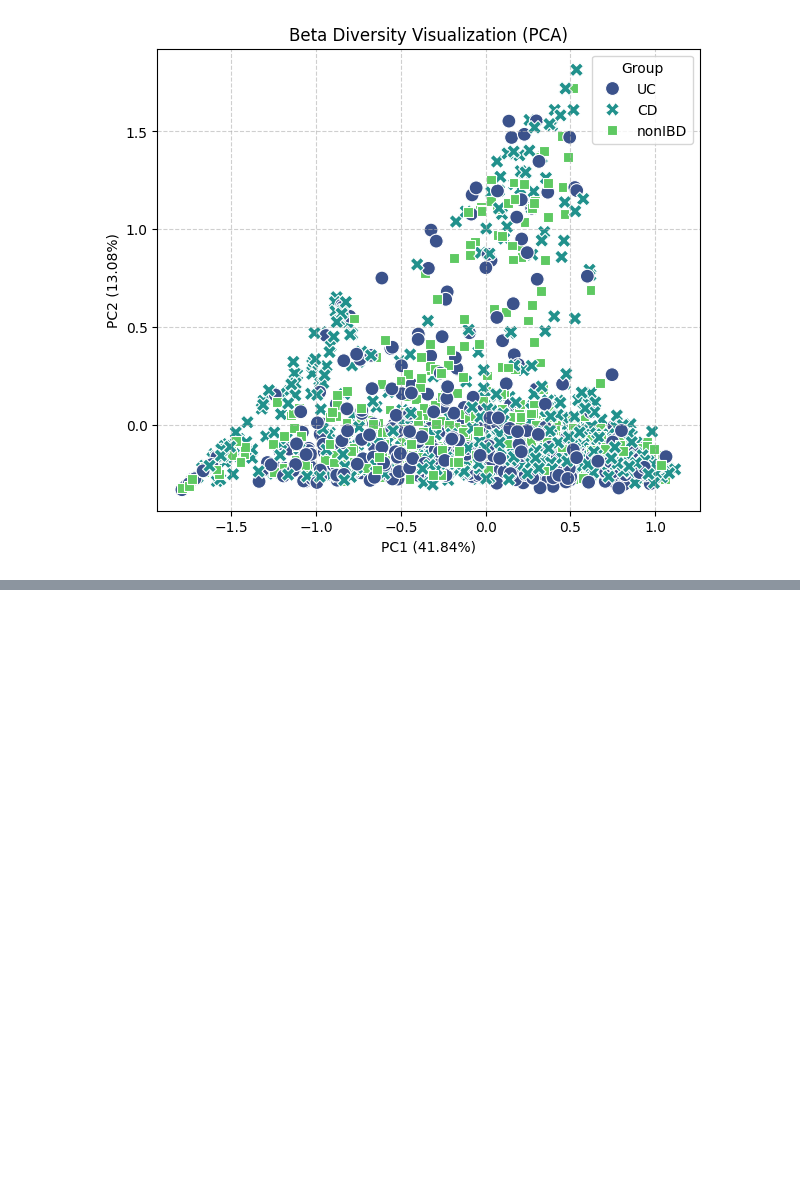
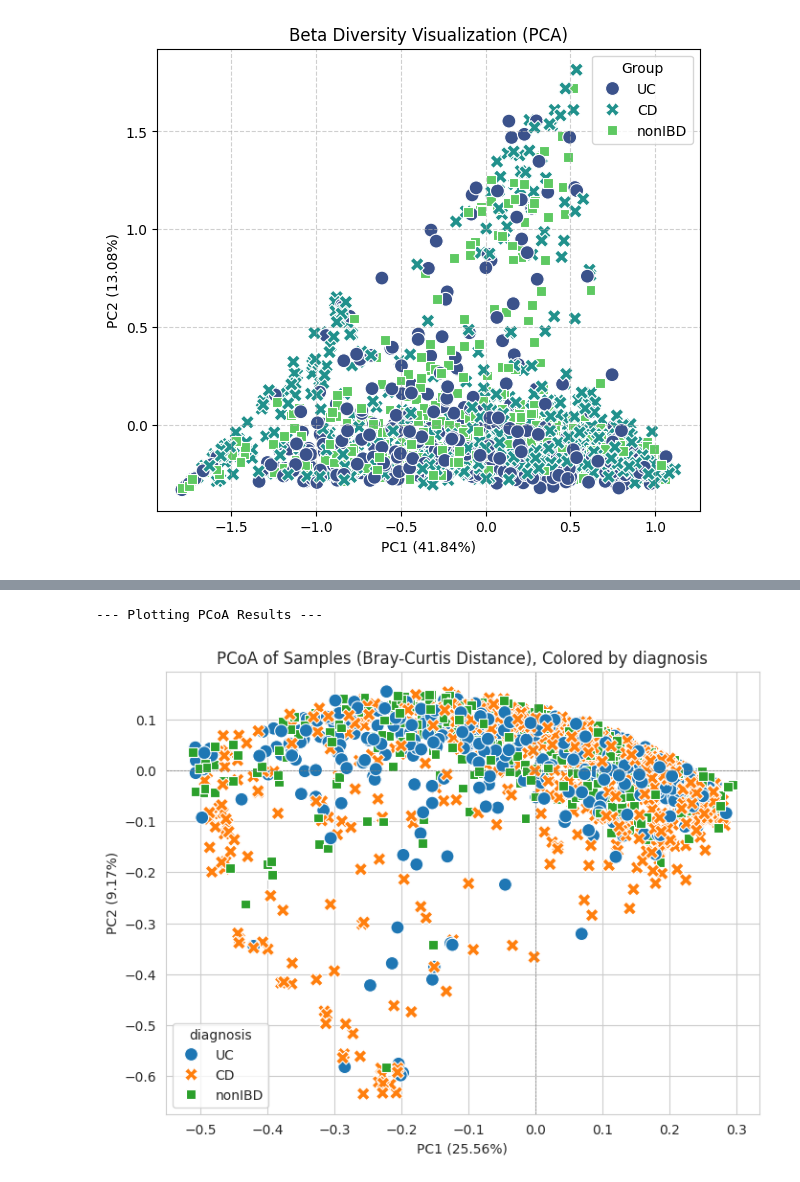
Before and after one commit to Multiomics-Analytics-Group/course_multi-omics_data_science, a Jupyter notebook: metagenomics/notebooks/metagenomics_analysis.ipynb, the cells around one changed output, grey strips where cells are left out. Cells and saved outputs as stored; diff of their text form; code cells hidden in the pictures; blank space fills up the shorter version.

Commit message:
Adding documentation to metagenomics analysis

```diff
--- a/metagenomics/notebooks/metagenomics_analysis.ipynb
+++ b/metagenomics/notebooks/metagenomics_analysis.ipynb
@@ -248,0 +390,32 @@ plt.show()
+# %%
+# Merge the PCoA coordinates with the sample metadata
+plot_data = pcoa_coords.join(groups)
+plot_column = 'diagnosis' # The metadata column to color the plot by
+
+# Plotting with Matplotlib/Seaborn
+print("--- Plotting PCoA Results ---")
+
+plt.figure(figsize=(8, 6))
+
+# Use seaborn for easy coloring by the categorical metadata column - Diagnosis
+sns.scatterplot(
+    x='PC1',
+    y='PC2',
+    hue=plot_column,
+    data=plot_data,
+    s=100, # size of points
+    style=plot_column # adds a different shape for each group
+)
+
+# Set the axis labels with the explained variance
+plt.xlabel(f'PC1 ({pc1_var:.2f}%)')
+plt.ylabel(f'PC2 ({pc2_var:.2f}%)')
+plt.title(f'PCoA of Samples (Bray-Curtis Distance), Colored by {plot_column}')
+plt.axhline(0, color='grey', linestyle='--', linewidth=0.5)
+plt.axvline(0, color='grey', linestyle='--', linewidth=0.5)
+plt.legend(title=plot_column, loc='best')
+plt.savefig('metagenomics/results/beta_diversity_PCoA.png', dpi=300, bbox_inches='tight')
+plt.show()
+# %% [output]
+--- Plotting PCoA Results ---
+[figure, added]
```
Also changed, not shown: parts of 23 cells of this notebook.
